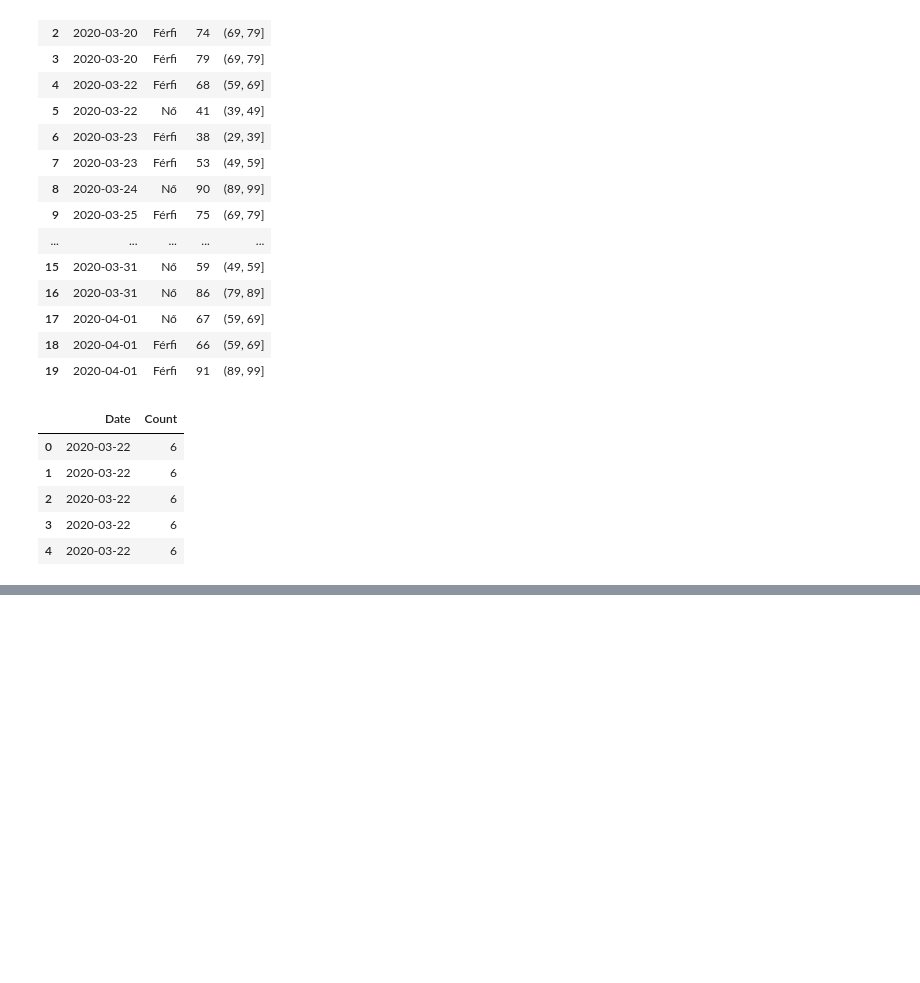
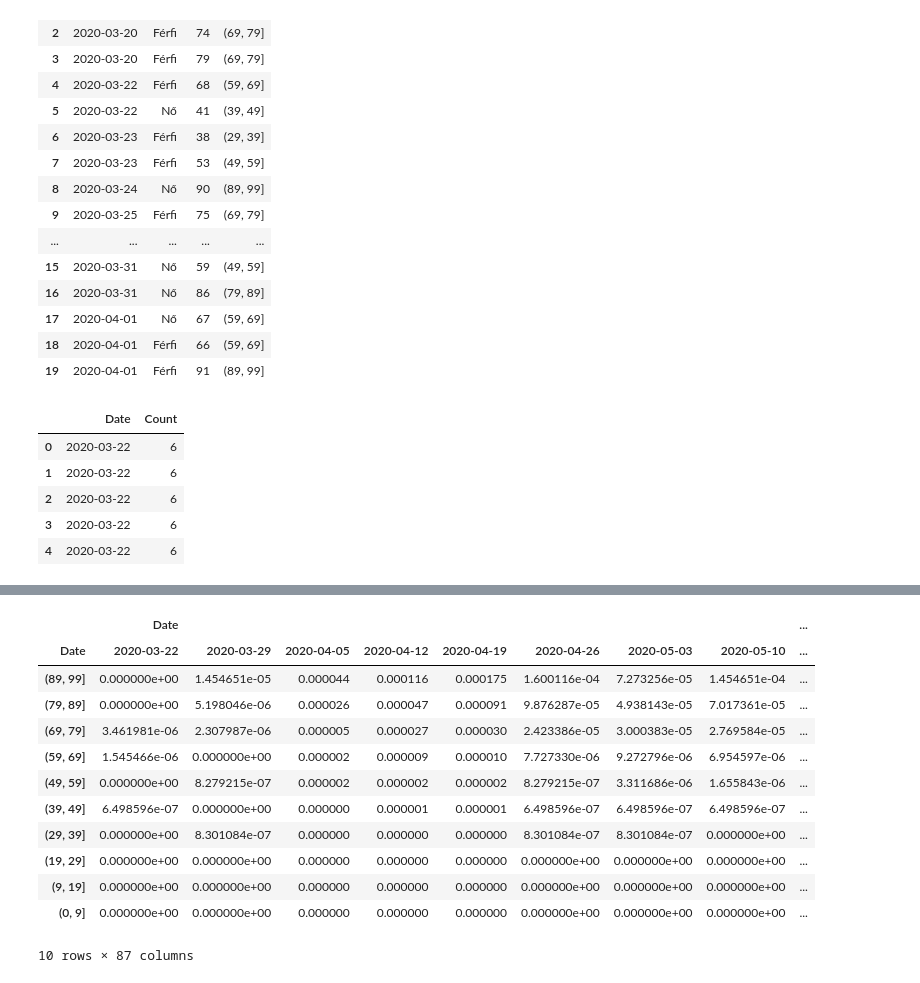
Before and after one commit to Epidemic-Models/data-science-project-covid, a Jupyter notebook: src/data_processing/data_visualization.ipynb, the cells around one changed output, grey strips where cells are left out. Drawn from its saved outputs; the diff is of its cells as text; code cells hidden in the pictures; blank space fills up the shorter version.

```diff
--- a/src/data_processing/data_visualization.ipynb
+++ b/src/data_processing/data_visualization.ipynb
@@ -188,0 +204,8 @@ Abrar.first()
+# %%
+file = open("populacio.json")
+population = json.load(file)
+
+dict_to_list = list(population.items())
+aggregated_data_ratio= pd.DataFrame(dict_to_list,columns=['Age','popln'])
+aggregated_data_ratio["Age"]=aggregated_data_ratio["Age"].astype(int)
+aggregated_data_ratio.head()
@@ -188,0 +231,17 @@ Abrar.first()
+# %%
+aggregated_data_ratio1=pd.DataFrame(table2,columns=weekly, index=rows)
+aggregated_data_ratio1
+# %% [output]
+|  | Date |  |  |  |  |  |  |  | ... |
+| Date | 2020-03-22 | 2020-03-29 | 2020-04-05 | 2020-04-12 | 2020-04-19 | 2020-04-26 | 2020-05-03 | 2020-05-10 | ... |
+| (89, 99] | 0.000000e+00 | 1.454651e-05 | 0.000044 | 0.000116 | 0.000175 | 1.600116e-04 | 7.273256e-05 | 1.454651e-04 | ... |
+| (79, 89] | 0.000000e+00 | 5.198046e-06 | 0.000026 | 0.000047 | 0.000091 | 9.876287e-05 | 4.938143e-05 | 7.017361e-05 | ... |
+| (69, 79] | 3.461981e-06 | 2.307987e-06 | 0.000005 | 0.000027 | 0.000030 | 2.423386e-05 | 3.000383e-05 | 2.769584e-05 | ... |
+| (59, 69] | 1.545466e-06 | 0.000000e+00 | 0.000002 | 0.000009 | 0.000010 | 7.727330e-06 | 9.272796e-06 | 6.954597e-06 | ... |
+| (49, 59] | 0.000000e+00 | 8.279215e-07 | 0.000002 | 0.000002 | 0.000002 | 8.279215e-07 | 3.311686e-06 | 1.655843e-06 | ... |
+| (39, 49] | 6.498596e-07 | 0.000000e+00 | 0.000000 | 0.000001 | 0.000001 | 6.498596e-07 | 6.498596e-07 | 6.498596e-07 | ... |
+| (29, 39] | 0.000000e+00 | 8.301084e-07 | 0.000000 | 0.000000 | 0.000000 | 8.301084e-07 | 8.301084e-07 | 0.000000e+00 | ... |
+| (19, 29] | 0.000000e+00 | 0.000000e+00 | 0.000000 | 0.000000 | 0.000000 | 0.000000e+00 | 0.000000e+00 | 0.000000e+00 | ... |
+| (9, 19] | 0.000000e+00 | 0.000000e+00 | 0.000000 | 0.000000 | 0.000000 | 0.000000e+00 | 0.000000e+00 | 0.000000e+00 | ... |
+| (0, 9] | 0.000000e+00 | 0.000000e+00 | 0.000000 | 0.000000 | 0.000000 | 0.000000e+00 | 0.000000e+00 | 0.000000e+00 | ... |
+10 rows × 87 columns
```
Also changed, not shown: parts of 21 cells of this notebook, 1 other file.
